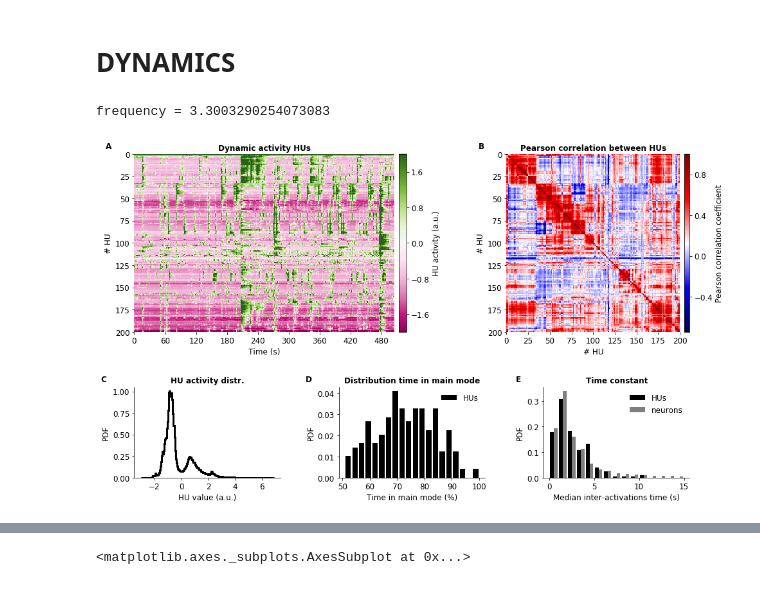
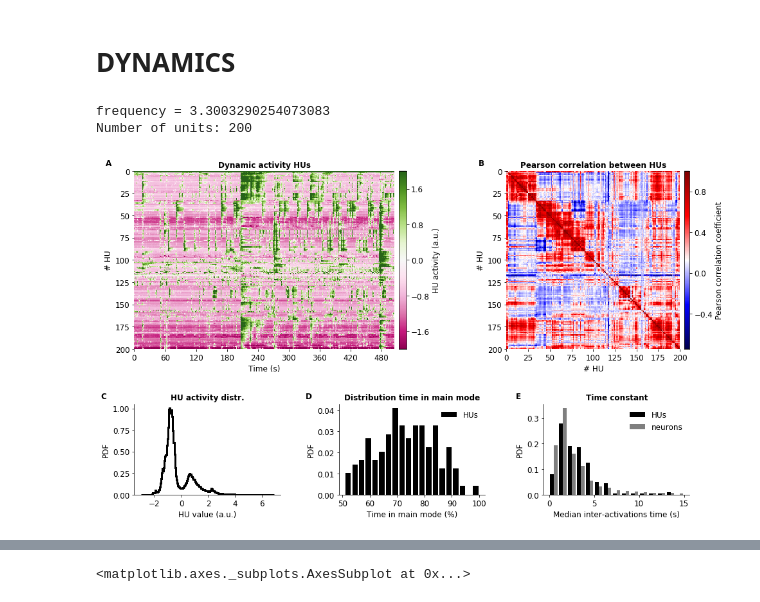
Before and after one commit to vdplasthijs/zf-rbm, a Jupyter notebook: figure_notebooks/fig_structure_dynamics.ipynb, the cells around one changed output, grey strips where cells are left out. Saved outputs shown, nothing was run; the diff lists cells and outputs as text; code cells hidden in the pictures.

```diff
--- a/figure_notebooks/fig_structure_dynamics.ipynb
+++ b/figure_notebooks/fig_structure_dynamics.ipynb
@@ -356,13 +357,18 @@ hu_act_test_remap = hu_act_test[ol, :]
 # %%
 freq = 1 / np.mean(np.diff(rec.time))
 print(f'frequency = {freq}')
-median_hu_period = af.compute_median_state_occupancy(activity=hu_act_test_remap, freq=freq)
-median_vu_period = af.compute_median_state_occupancy(activity=test_data['wb'], bimodality=0.5, freq=freq)  # binary data
+# median_hu_period = af.compute_median_state_occupancy(activity=hu_act_test_remap, freq=freq)
+# median_vu_period = af.compute_median_state_occupancy(activity=test_data['wb'], bimodality=0.5, freq=freq)  # binary data
+
+(median_silence_duration, median_burst_duration, median_period_duration,
+ count_bursts) = af.compute_median_discretised_state_occupancy(activity_mat=hu_act_test_remap,
+                                                               frequency=freq, margin=0.4)
 # %% [output]
 frequency = 3.3003290254073083
+Number of units: 200
 # %%
 plt.rcParams['figure.figsize'] = (12, 7)
-save_fig = True
+save_fig = False
 # freq = 1 / np.mean(np.diff(rec.time))
 
 fig = plt.figure(constrained_layout=False)
@@ -429,7 +435,8 @@ ax_hist_reside_main.legend(['HUs'], loc='upper right', frameon=False)
 
 
 ax_hist_inter_mainstate = fig.add_subplot(gs[2][2])
-ax_hist_inter_mainstate.hist([median_hu_period[:, 0], median_vu_period[:, 0]],
+
+ax_hist_inter_mainstate.hist([median_silence_duration, median_vu_period[:, 0]], #median_hu_period[:, 0]
                              density=True, color=['k', color_cycle[7]],
                              bins=np.arange(np.nanmax(median_hu_period)),
                               linewidth=3, label=['HUs', 'neurons'])
@@ -448,31 +455,31 @@ ax_hist_inter_mainstate.set_ylabel('PDF')
 ax_hist_inter_mainstate.set_title('Time constant', weight='bold')
 ax_hist_inter_mainstate.spines['right'].set_visible(False)
 ax_hist_inter_mainstate.spines['top'].set_visible(False)
 ax_hist_inter_mainstate.legend(loc='upper right', frameon=False)
 
 
 # ax_hist_inter_sidestate = fig.add_subplot(gs[2][3])
 # ax_hist_inter_mainstate.hist(median_hu_period[:, 1], density=True,
 #                              bins=np.arange(np.nanmax(median_hu_period)),
 #                              histtype='step', color='k', alpha=0.7, linewidth=3)
 # ax_hist_inter_sidestate.set_xlabel('Median time in alternative mode')
 # ax_hist_inter_sidestate.set_ylabel('PDF')
 # ax_hist_inter_sidestate.set_title('F) Time constant alternative mode', weight='bold')
 # ax_hist_inter_sidestate.spines['right'].set_visible(False)
 # ax_hist_inter_sidestate.spines['top'].set_visible(False)
 
 ax_raster.annotate(s='A', xycoords='axes fraction', xy=(-0.11, 1.03),
                   fontweight='bold')
 ax_corr.annotate(s='B', xycoords='axes fraction', xy=(-0.16, 1.03),
                   fontweight='bold')
 ax_hist_act.annotate(s='C', xycoords='axes fraction', xy=(-0.23, 1.06),
                   fontweight='bold')
 ax_hist_reside_main.annotate(s='D', xycoords='axes fraction', xy=(-0.23, 1.06),
                   fontweight='bold')
 ax_hist_inter_mainstate.annotate(s='E', xycoords='axes fraction', xy=(-0.19, 1.06),
                   fontweight='bold')
 
 if save_fig:
     plt.savefig('/home/thijs/repos/zf-rbm/figures/fig_dynamics.pdf', bbox_inches='tight')
 # %% [output]
-[figure, old version]
+[figure, new version]
```
Also changed, not shown: parts of 7 cells of this notebook, 1 other file.
